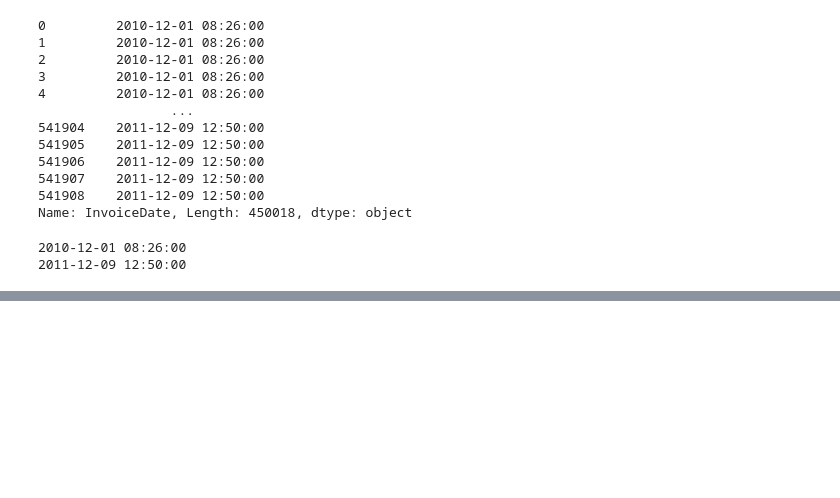
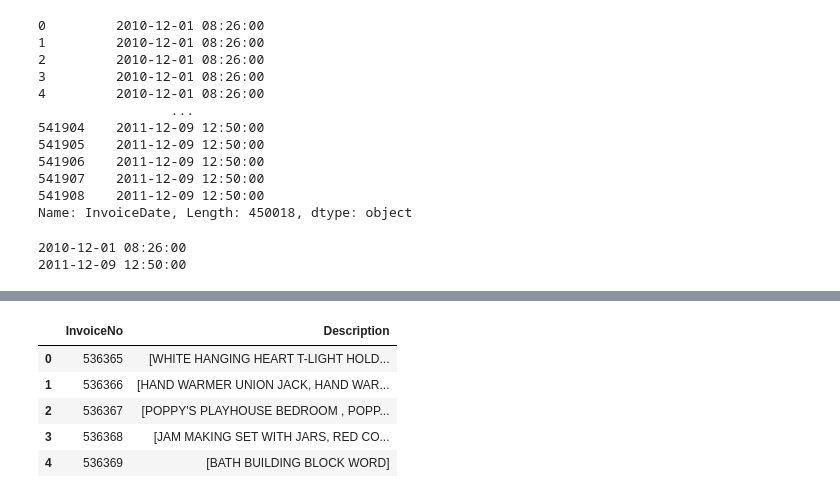
Before and after one commit to MathiasHv18/UPC-TF-DM_DA, a Jupyter notebook: EDA.ipynb, the cells around one changed output, grey strips where cells are left out. Saved outputs shown, nothing was run; the diff lists cells and outputs as text; code cells hidden in the pictures; blank space fills up the shorter version.

```diff
--- a/EDA.ipynb
+++ b/EDA.ipynb
@@ -137,0 +174,11 @@ plt.show()
+# %%
+#se agrupa para formar canastas
+basket = df.groupby('InvoiceNo')['Description'].apply(list).reset_index()
+basket.head()
+# %% [output]
+|  | InvoiceNo | Description |
+| 0 | 536365 | [WHITE HANGING HEART T-LIGHT HOLD... |
+| 1 | 536366 | [HAND WARMER UNION JACK, HAND WAR... |
+| 2 | 536367 | [POPPY'S PLAYHOUSE BEDROOM , POPP... |
+| 3 | 536368 | [JAM MAKING SET WITH JARS, RED CO... |
+| 4 | 536369 | [BATH BUILDING BLOCK WORD] |
```
Also changed, not shown: parts of 6 cells of this notebook.
